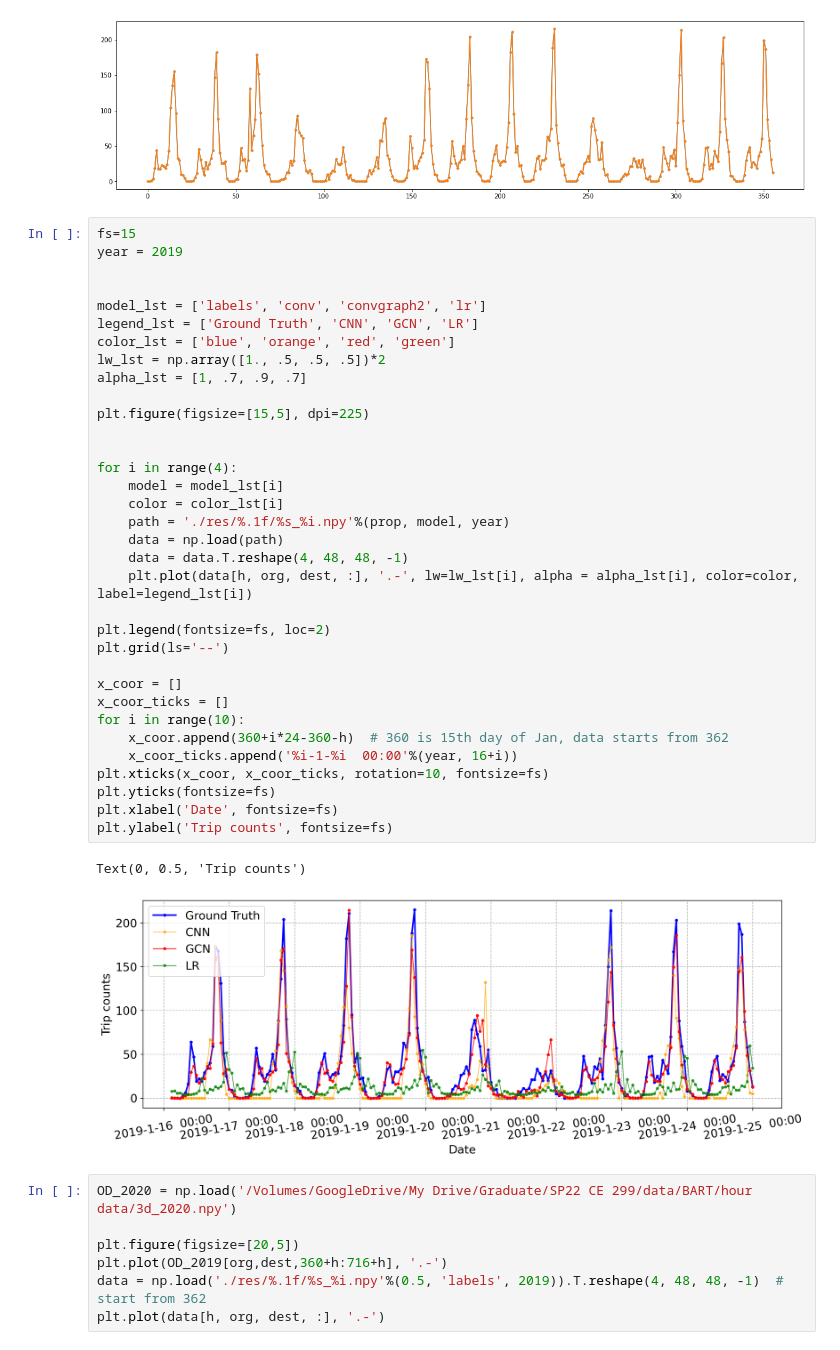
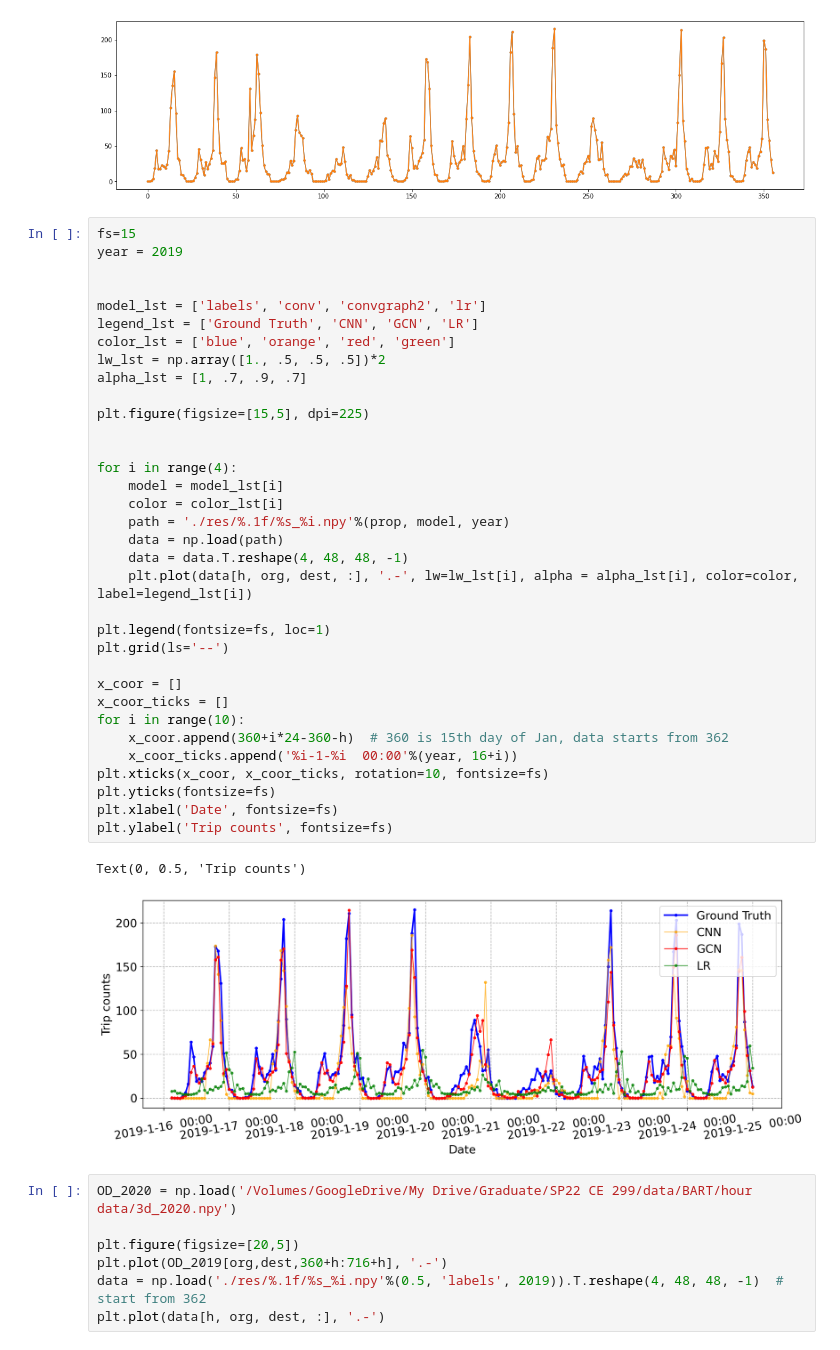
Before and after one commit to khzhang2/BART_Ridership_Prediction, a Jupyter notebook: Visualization.ipynb, the cells around one changed output. Cells and saved outputs as stored; diff of their text form.

```diff
--- a/Visualization.ipynb
+++ b/Visualization.ipynb
@@ -134,35 +154,35 @@ year = 2019
 model_lst = ['labels', 'conv', 'convgraph2', 'lr']
 legend_lst = ['Ground Truth', 'CNN', 'GCN', 'LR']
 color_lst = ['blue', 'orange', 'red', 'green']
 lw_lst = np.array([1., .5, .5, .5])*2
 alpha_lst = [1, .7, .9, .7]
 
 plt.figure(figsize=[15,5], dpi=225)
 
 
 for i in range(4):
     model = model_lst[i]
     color = color_lst[i]
     path = './res/%.1f/%s_%i.npy'%(prop, model, year)
     data = np.load(path)
     data = data.T.reshape(4, 48, 48, -1)
     plt.plot(data[h, org, dest, :], '.-', lw=lw_lst[i], alpha = alpha_lst[i], color=color, label=legend_lst[i])
 
-plt.legend(fontsize=fs, loc=2)
+plt.legend(fontsize=fs, loc=1)
 plt.grid(ls='--')
 
 x_coor = []
 x_coor_ticks = []
 for i in range(10):
     x_coor.append(360+i*24-360-h)  # 360 is 15th day of Jan, data starts from 362
     x_coor_ticks.append('%i-1-%i  00:00'%(year, 16+i))
 plt.xticks(x_coor, x_coor_ticks, rotation=10, fontsize=fs)
 plt.yticks(fontsize=fs)
 plt.xlabel('Date', fontsize=fs)
 plt.ylabel('Trip counts', fontsize=fs)
 # %% [output]
 Text(0, 0.5, 'Trip counts')
-[figure, old version]
+[figure, new version]
 # %%
 OD_2020 = np.load('/Volumes/GoogleDrive/My Drive/Graduate/SP22 CE 299/data/BART/hour data/3d_2020.npy')
 
```
Also changed, not shown: parts of 3 cells of this notebook.
